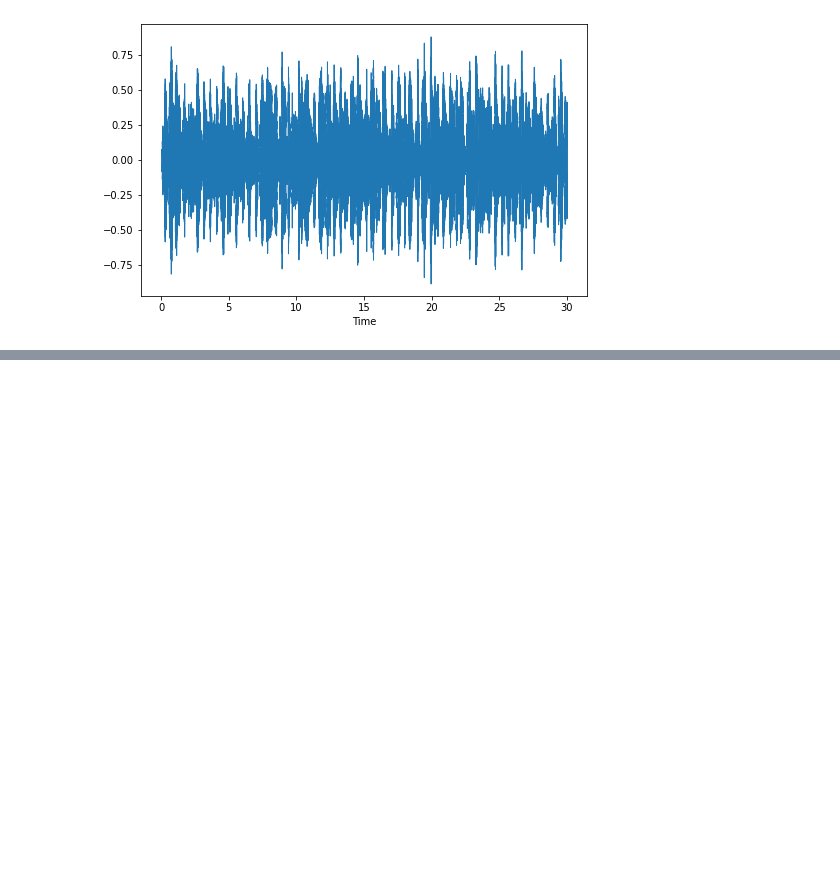
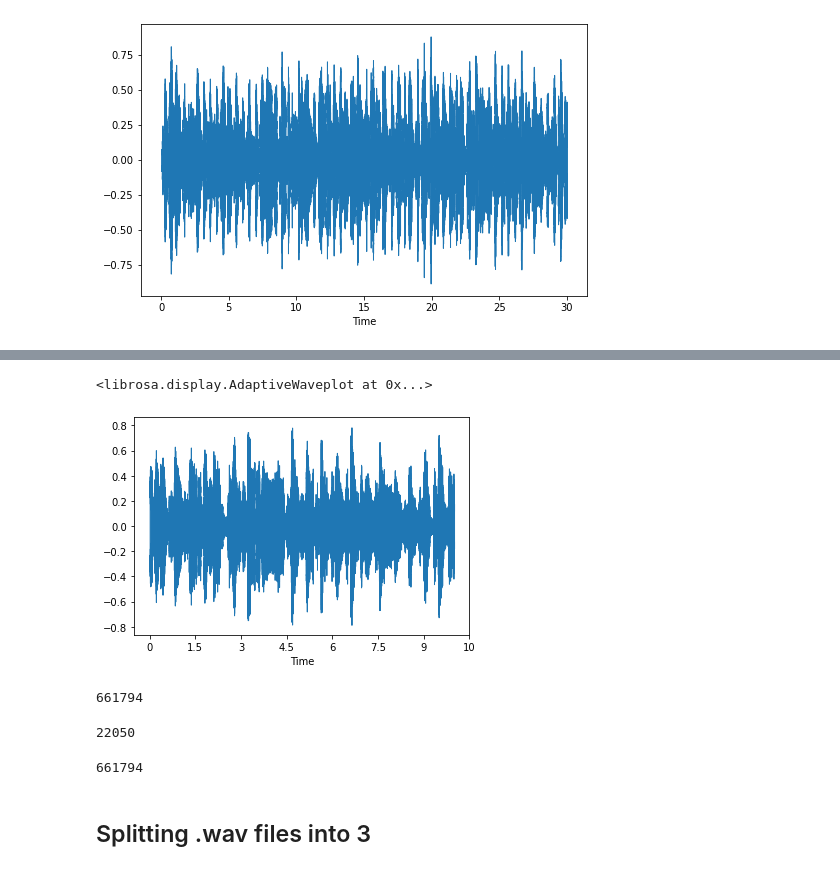
Before and after one commit to bonjarlow/ML-audio_genre-project, a Jupyter notebook: Genre Audio Classification.ipynb, the cells around one changed output, grey strips where cells are left out. Cells and saved outputs as stored; diff of their text form; code cells hidden in the pictures; blank space fills up the shorter version.

```diff
--- a/Genre Audio Classification.ipynb
+++ b/Genre Audio Classification.ipynb
@@ -27,0 +30,23 @@ False
+# %%
+librosa.display.waveshow(data[2*len(data)//3:], sr=sr)
+# %% [output]
+<librosa.display.AdaptiveWaveplot at 0x...>
+[figure, added]
+# %%
+len(data)
+# %% [output]
+661794
+# %%
+sr
+# %% [output]
+22050
+# %%
+filename='genres/blues/blues.00011.wav'
+
+data, sr = librosa.load(filename)
+
+len(data)
+# %% [output]
+661794
+# %% [markdown]
+## Splitting .wav files into 3
```
Also changed, not shown: parts of 8 cells of this notebook.
